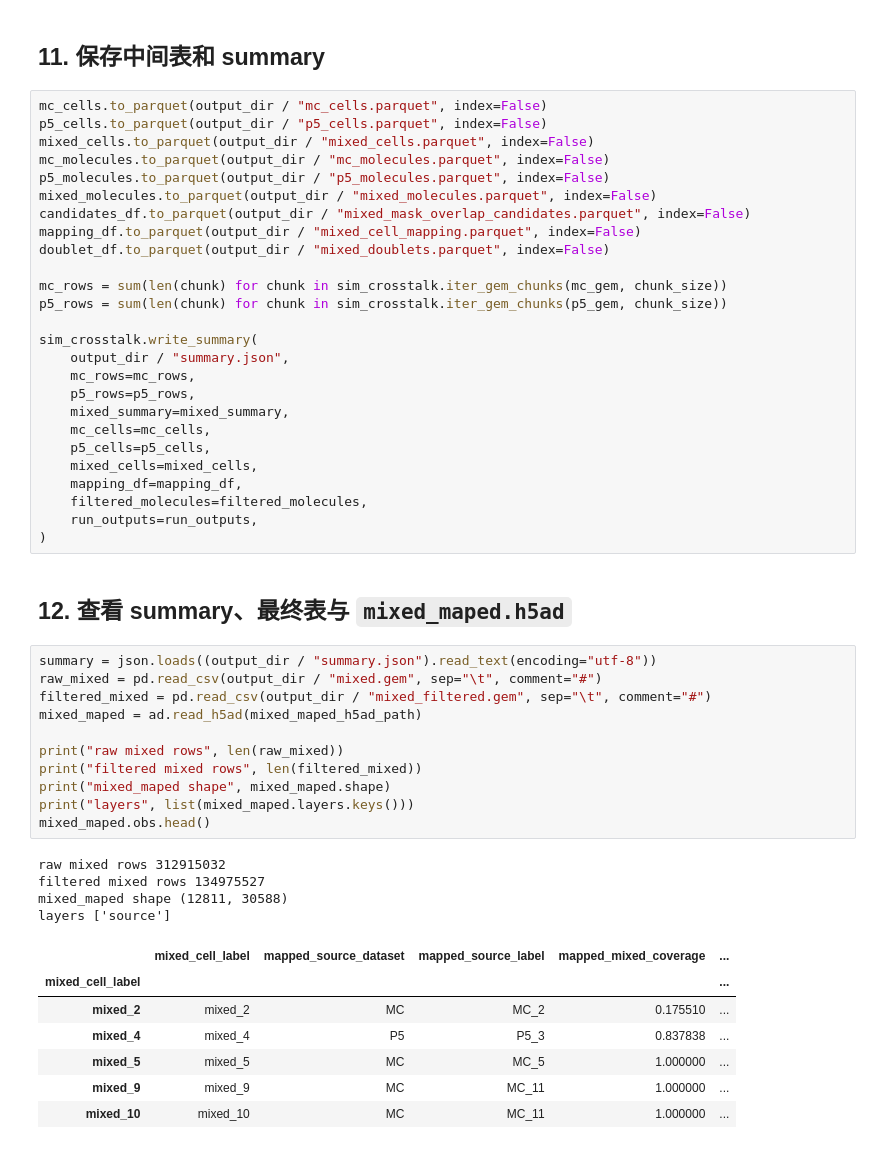
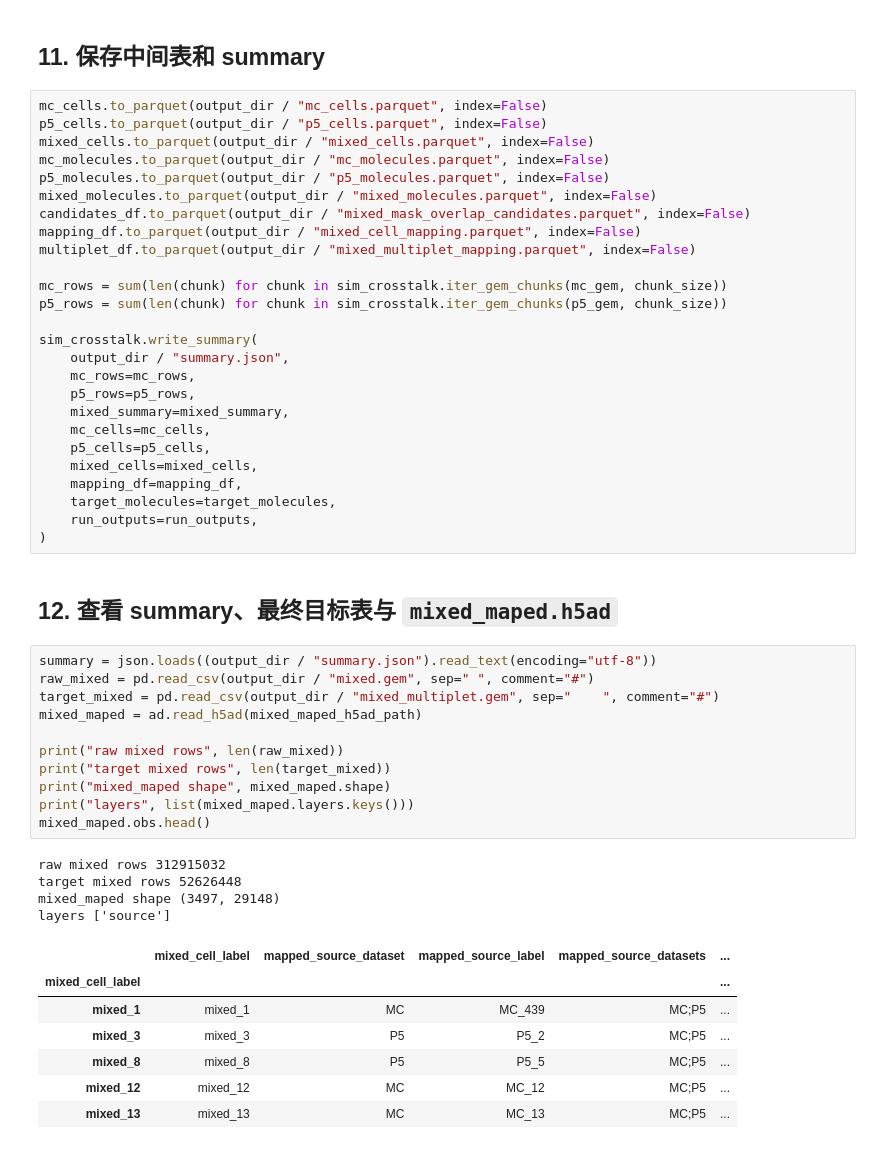
Before and after one commit to yepingzhao/cellbin2, a Jupyter notebook: sim_crosstalk.ipynb, the cells around one changed output. Drawn from its saved outputs; the diff is of its cells as text.

```diff
--- a/sim_crosstalk.ipynb
+++ b/sim_crosstalk.ipynb
@@ -328,7 +330,7 @@ p5_molecules.to_parquet(output_dir / "p5_molecules.parquet", index=False)
 mixed_molecules.to_parquet(output_dir / "mixed_molecules.parquet", index=False)
 candidates_df.to_parquet(output_dir / "mixed_mask_overlap_candidates.parquet", index=False)
 mapping_df.to_parquet(output_dir / "mixed_cell_mapping.parquet", index=False)
-doublet_df.to_parquet(output_dir / "mixed_doublets.parquet", index=False)
+multiplet_df.to_parquet(output_dir / "mixed_multiplet_mapping.parquet", index=False)
 
 mc_rows = sum(len(chunk) for chunk in sim_crosstalk.iter_gem_chunks(mc_gem, chunk_size))
 p5_rows = sum(len(chunk) for chunk in sim_crosstalk.iter_gem_chunks(p5_gem, chunk_size))
@@ -342,31 +344,31 @@ sim_crosstalk.write_summary(
     p5_cells=p5_cells,
     mixed_cells=mixed_cells,
     mapping_df=mapping_df,
-    filtered_molecules=filtered_molecules,
+    target_molecules=target_molecules,
     run_outputs=run_outputs,
 )
 # %% [markdown]
-## 12. 查看 summary、最终表与 `mixed_maped.h5ad`
+## 12. 查看 summary、最终目标表与 `mixed_maped.h5ad`
 # %%
 summary = json.loads((output_dir / "summary.json").read_text(encoding="utf-8"))
-raw_mixed = pd.read_csv(output_dir / "mixed.gem", sep="\t", comment="#")
-filtered_mixed = pd.read_csv(output_dir / "mixed_filtered.gem", sep="\t", comment="#")
+raw_mixed = pd.read_csv(output_dir / "mixed.gem", sep="	", comment="#")
+target_mixed = pd.read_csv(output_dir / "mixed_multiplet.gem", sep="	", comment="#")
 mixed_maped = ad.read_h5ad(mixed_maped_h5ad_path)
 
 print("raw mixed rows", len(raw_mixed))
-print("filtered mixed rows", len(filtered_mixed))
+print("target mixed rows", len(target_mixed))
 print("mixed_maped shape", mixed_maped.shape)
 print("layers", list(mixed_maped.layers.keys()))
 mixed_maped.obs.head()
 # %% [output]
 raw mixed rows 312915032
-filtered mixed rows 134975527
-mixed_maped shape (12811, 30588)
+target mixed rows 52626448
+mixed_maped shape (3497, 29148)
 layers ['source']
-|  | mixed_cell_label | mapped_source_dataset | mapped_source_label | mapped_mixed_coverage | ... |
+|  | mixed_cell_label | mapped_source_dataset | mapped_source_label | mapped_source_datasets | ... |
 | mixed_cell_label |  |  |  |  | ... |
-| mixed_2 | mixed_2 | MC | MC_2 | 0.175510 | ... |
-| mixed_4 | mixed_4 | P5 | P5_3 | 0.837838 | ... |
-| mixed_5 | mixed_5 | MC | MC_5 | 1.000000 | ... |
-| mixed_9 | mixed_9 | MC | MC_11 | 1.000000 | ... |
-| mixed_10 | mixed_10 | MC | MC_11 | 1.000000 | ... |
+| mixed_1 | mixed_1 | MC | MC_439 | MC;P5 | ... |
+| mixed_3 | mixed_3 | P5 | P5_2 | MC;P5 | ... |
+| mixed_8 | mixed_8 | P5 | P5_5 | MC;P5 | ... |
+| mixed_12 | mixed_12 | MC | MC_12 | MC;P5 | ... |
+| mixed_13 | mixed_13 | MC | MC_13 | MC;P5 | ... |
```
Also changed, not shown: parts of 8 cells of this notebook, 1 other file.
